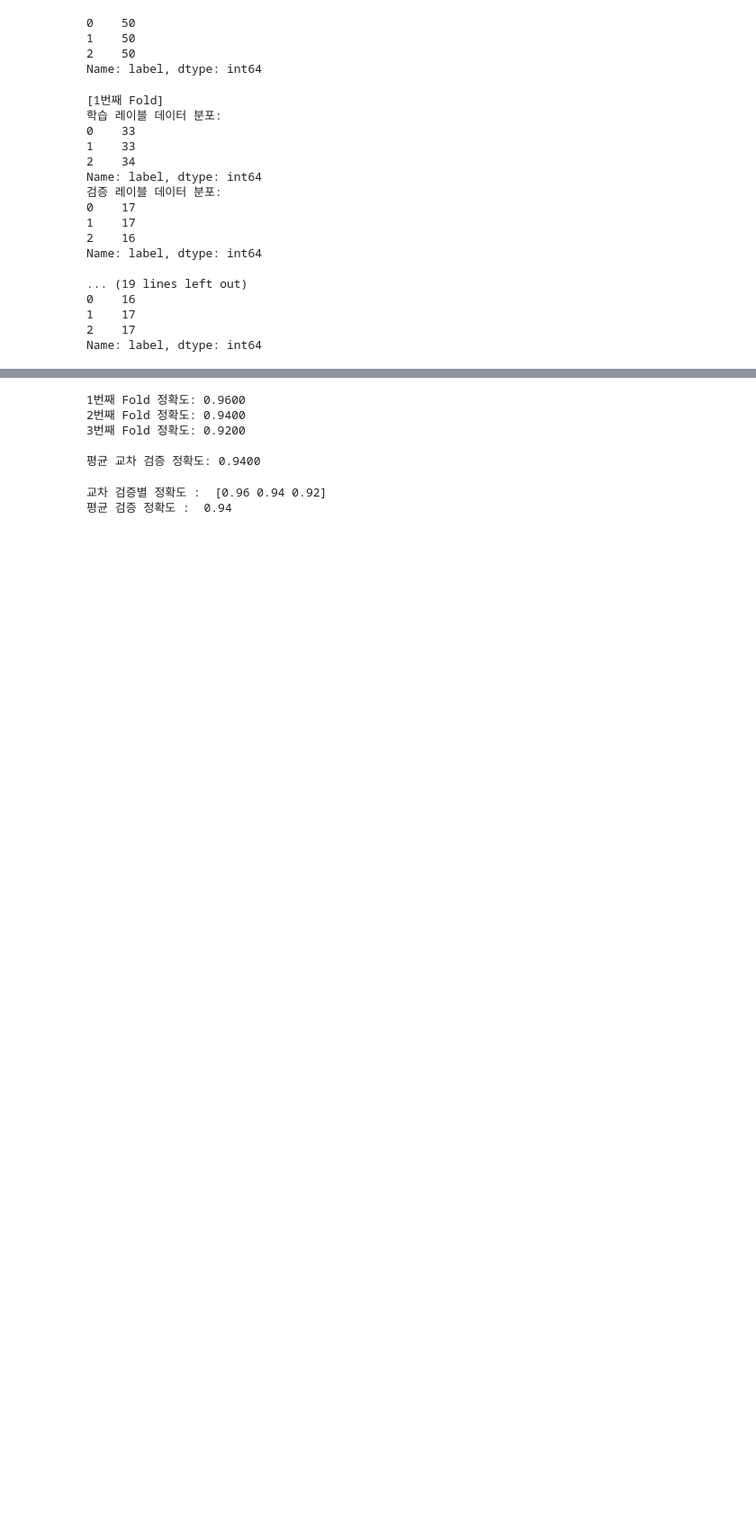
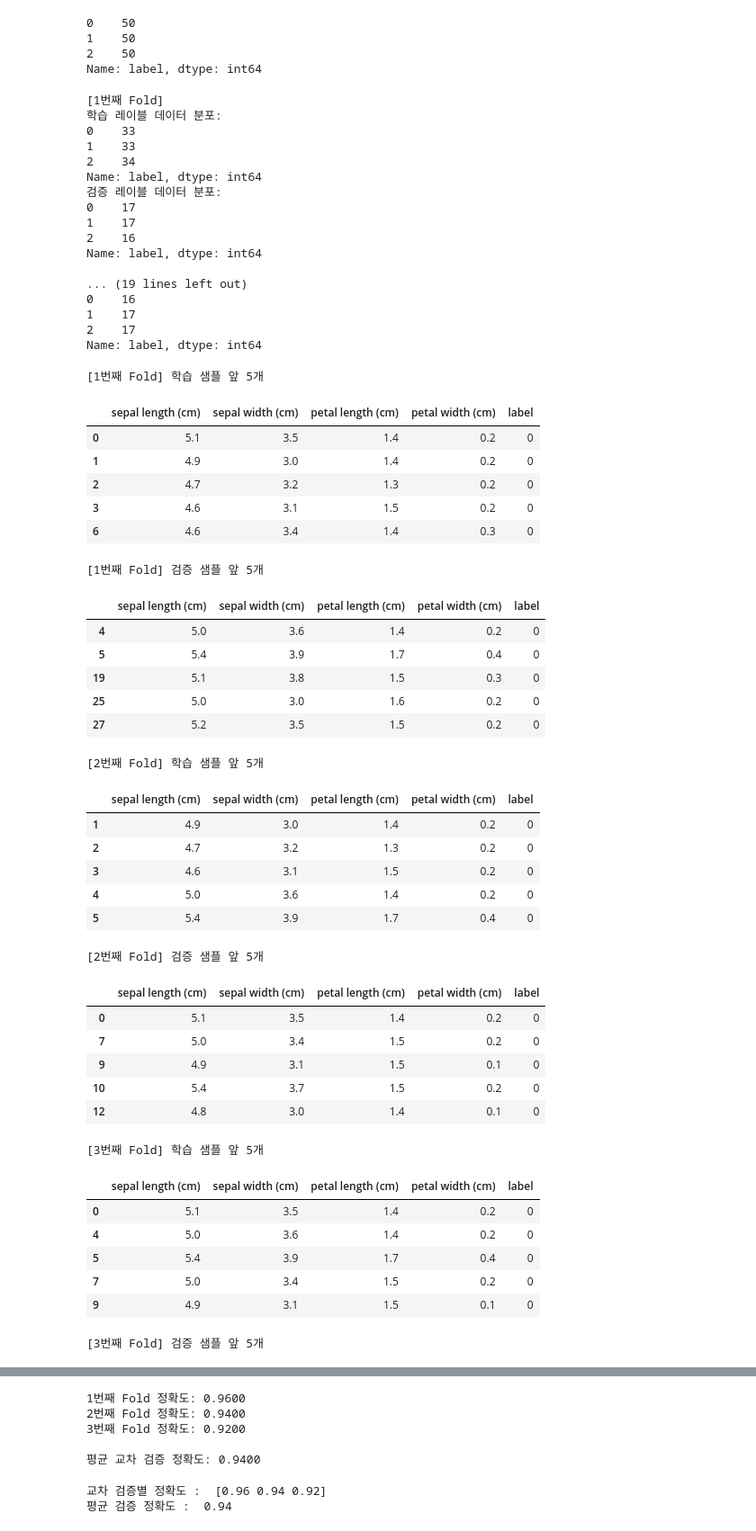
Before and after one commit to Kyoeun33/18_kdt_mechinelearning, a Jupyter notebook: ch02/2_1.ipynb, the cells around one changed output, grey strips where cells are left out. Shown at 90% size. Cells and saved outputs as stored; diff of their text form; code cells hidden in the pictures; blank space fills up the shorter version.

```diff
--- a/ch02/2_1.ipynb
+++ b/ch02/2_1.ipynb
@@ -260,16 +270,27 @@ skf = StratifiedKFold(
     random_state=1
 )
 
+# n_splits=3: 데이터를 3개의 Fold로 나눕니다. 매 반복마다 2개 Fold는 학습에, 나머지 1개 Fold는 검증에 사용합니다.
+# shuffle=True: 분할하기 전에 데이터 순서를 섞습니다. 원래 데이터가 레이블별로 정렬돼 있을 때, 그 순서의 영향을 줄이는 데 도움이 됩니다.
+# random_state=1: 섞는 순서를 고정합니다. 같은 데이터와 설정으로 실행하면 같은 방식으로 나뉘어 결과를 재현할 수 있습니다. 숫자 1 자체가 특별한 의미를 갖는 것은 아닙니다.
+
 n_iter = 0
 
-for train_index, test_index in skf.split(
-    iris_df.drop(columns=["label"]),
-    iris_df["label"]
-):
+for train_index, test_index in skf.split(iris_df.drop(columns=["label"]),iris_df["label"]):
+
+# skf.split(X, y)에 두 가지를 전달
+# iris_df.drop(columns=["label"]): label 열을 뺀 특성 데이터 X입니다. 모델에 입력할 꽃의 측정값 등이 여기에 들어갑니다.
+# iris_df["label"]: 각 행의 레이블 y, 즉 정답입니다.
+# split은 각 반복에서 train_index와 test_index를 만들어 줍니다. 이 값들은 데이터 자체가 아니라, 각 부분에 들어갈 행의 위치 번호입니다.
+# Stratified K-Fold는 y의 레이블 비율을 참고해 데이터를 나눕니다. 각 레이블이 학습용과 검증용에 골고루 들어가도록 하려는 것입니다.
+
     n_iter += 1
 
     label_train = iris_df["label"].iloc[train_index]
     label_test = iris_df["label"].iloc[test_index]
+#     train_index와 test_index를 이용해 학습용과 검증용 레이블만 가져옵니다.
+#     여기서 .iloc[...]은 행 이름이 아니라 행의 위치 번호로 선택한다는 뜻입니다.
+#     이 코드에서는 레이블 분포만 출력하므로 특성 데이터는 실제로 가져오지 않습니다.
 
     print(f"\n[{n_iter}번째 Fold]")
     print("학습 레이블 데이터 분포:")
@@ -295,3 +316,59 @@ Name: label, dtype: int64
 1    17
 2    17
 Name: label, dtype: int64
+# %%
+from IPython.display import display
+
+features = iris_df.drop(columns=["label"])
+
+n_iter = 0
+
+for train_index, test_index in skf.split(features, iris_df["label"]):
+    n_iter += 1
+
+    # 해당 Fold의 실제 데이터 행 선택
+    train_samples = iris_df.iloc[train_index].copy()
+    test_samples = iris_df.iloc[test_index].copy()
+
+    print(f"\n[{n_iter}번째 Fold] 학습 샘플 앞 5개")
+    display(train_samples.head())
+
+    print(f"[{n_iter}번째 Fold] 검증 샘플 앞 5개")
+    display(test_samples.head())
+# %% [output]
+[1번째 Fold] 학습 샘플 앞 5개
+|  | sepal length (cm) | sepal width (cm) | petal length (cm) | petal width (cm) | label |
+| 0 | 5.1 | 3.5 | 1.4 | 0.2 | 0 |
+| 1 | 4.9 | 3.0 | 1.4 | 0.2 | 0 |
+| 2 | 4.7 | 3.2 | 1.3 | 0.2 | 0 |
+| 3 | 4.6 | 3.1 | 1.5 | 0.2 | 0 |
+| 6 | 4.6 | 3.4 | 1.4 | 0.3 | 0 |
+[1번째 Fold] 검증 샘플 앞 5개
+|  | sepal length (cm) | sepal width (cm) | petal length (cm) | petal width (cm) | label |
+| 4 | 5.0 | 3.6 | 1.4 | 0.2 | 0 |
+| 5 | 5.4 | 3.9 | 1.7 | 0.4 | 0 |
+| 19 | 5.1 | 3.8 | 1.5 | 0.3 | 0 |
+| 25 | 5.0 | 3.0 | 1.6 | 0.2 | 0 |
+| 27 | 5.2 | 3.5 | 1.5 | 0.2 | 0 |
+[2번째 Fold] 학습 샘플 앞 5개
+|  | sepal length (cm) | sepal width (cm) | petal length (cm) | petal width (cm) | label |
+| 1 | 4.9 | 3.0 | 1.4 | 0.2 | 0 |
+| 2 | 4.7 | 3.2 | 1.3 | 0.2 | 0 |
+| 3 | 4.6 | 3.1 | 1.5 | 0.2 | 0 |
+| 4 | 5.0 | 3.6 | 1.4 | 0.2 | 0 |
+| 5 | 5.4 | 3.9 | 1.7 | 0.4 | 0 |
+[2번째 Fold] 검증 샘플 앞 5개
+|  | sepal length (cm) | sepal width (cm) | petal length (cm) | petal width (cm) | label |
+| 0 | 5.1 | 3.5 | 1.4 | 0.2 | 0 |
+| 7 | 5.0 | 3.4 | 1.5 | 0.2 | 0 |
+| 9 | 4.9 | 3.1 | 1.5 | 0.1 | 0 |
+| 10 | 5.4 | 3.7 | 1.5 | 0.2 | 0 |
+| 12 | 4.8 | 3.0 | 1.4 | 0.1 | 0 |
+[3번째 Fold] 학습 샘플 앞 5개
+|  | sepal length (cm) | sepal width (cm) | petal length (cm) | petal width (cm) | label |
+| 0 | 5.1 | 3.5 | 1.4 | 0.2 | 0 |
+| 4 | 5.0 | 3.6 | 1.4 | 0.2 | 0 |
+| 5 | 5.4 | 3.9 | 1.7 | 0.4 | 0 |
+| 7 | 5.0 | 3.4 | 1.5 | 0.2 | 0 |
+| 9 | 4.9 | 3.1 | 1.5 | 0.1 | 0 |
+[3번째 Fold] 검증 샘플 앞 5개
```
Also changed, not shown: parts of 11 cells of this notebook, 12 other files.
